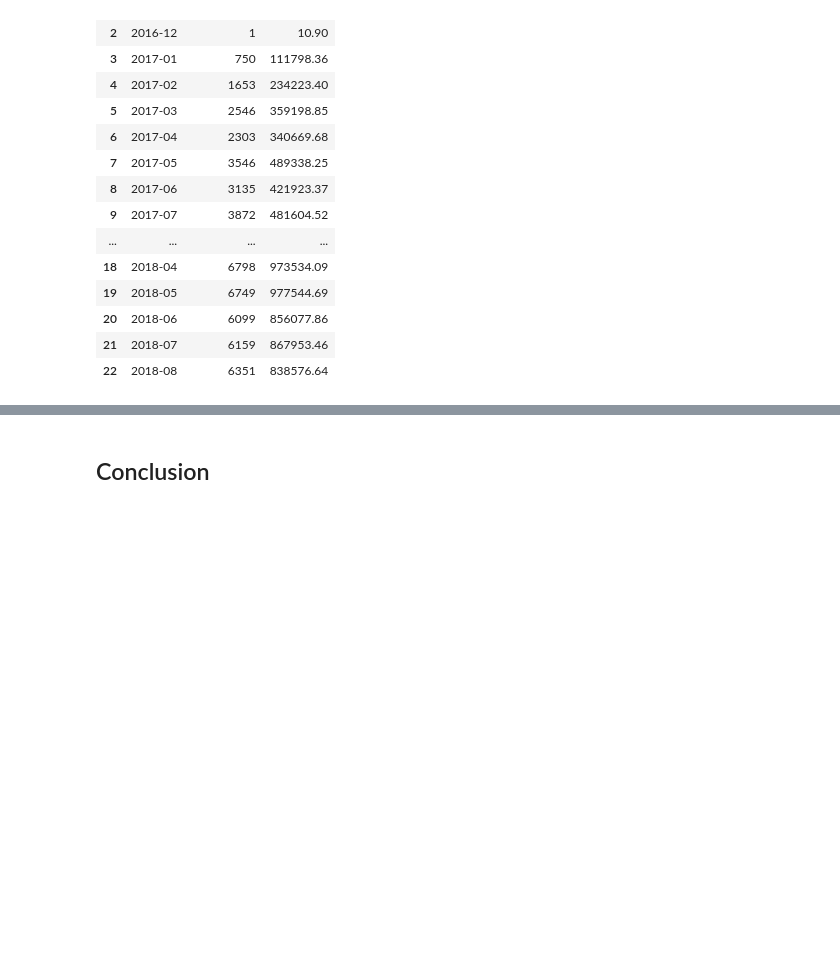
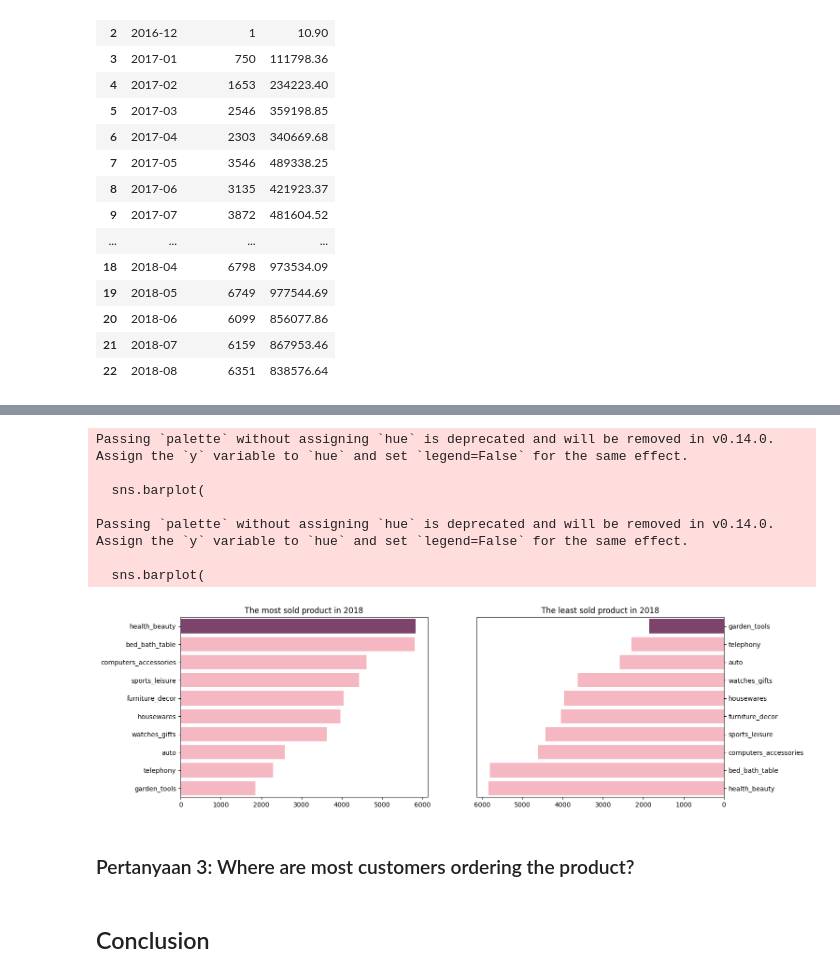
Before and after one commit to sayid-alt/olist-store-analysis-project, a Jupyter notebook: Brazilian_E_Commerce_Public_Dataset_by_Olist.ipynb, the cells around one changed output, grey strips where cells are left out. Drawn from its saved outputs; the diff is of its cells as text; code cells hidden in the pictures; blank space fills up the shorter version.

```diff
--- a/Brazilian_E_Commerce_Public_Dataset_by_Olist.ipynb
+++ b/Brazilian_E_Commerce_Public_Dataset_by_Olist.ipynb
@@ -1173,0 +1174,8 @@ WARNING:matplotlib.legend:No artists with labels found to put in legend.  Note t
+# %%
+orders_2018 = all_df[all_df['purchase_year'] == '2018'] # retreive all orders in 2018
+most_orders_2018 = orders_2018['product_category_name_english'].value_counts().reset_index() # filter the most sold orders in 2018
+# %%
+most_orders_2018.rename(columns={
+    'index' : 'product_category',
+    'product_category_name_english' : 'product_count'
+}, inplace=True)
@@ -1174,3 +1198,43 @@ WARNING:matplotlib.legend:No artists with labels found to put in legend.  Note t
+# %%
+fig, ax = plt.subplots(nrows=1, ncols=2, figsize=(15,5))
+
+colors = ['#863A6F','#FFADBC','#FFADBC','#FFADBC','#FFADBC','#FFADBC','#FFADBC','#FFADBC','#FFADBC','#FFADBC','#FFADBC']
+
+sns.barplot(
+    data=most_orders_2018.sort_values(by='product_count',ascending=False).head(10),
+    y='product_category', x='product_count',
+    palette=colors,
+    ax=ax[0]
+)
+
+ax[0].set_title('The most sold product in 2018')
+ax[0].set_xlabel(None)
+ax[0].set_ylabel(None)
+
+sns.barplot(
+    data=most_orders_2018.sort_values(by='product_count',ascending=True).tail(10),
+    y='product_category', x='product_count',
+    palette=colors,
+    ax=ax[1]
+)
+
+ax[1].set_title('The least sold product in 2018')
+ax[1].set_xlabel(None)
+ax[1].set_ylabel(None)
+ax[1].yaxis.set_label_position('right')
+ax[1].invert_xaxis()
+ax[1].yaxis.tick_right()
+# %% [output]
+Passing `palette` without assigning `hue` is deprecated and will be removed in v0.14.0. Assign the `y` variable to `hue` and set `legend=False` for the same effect.
+
+  sns.barplot(
+
+Passing `palette` without assigning `hue` is deprecated and will be removed in v0.14.0. Assign the `y` variable to `hue` and set `legend=False` for the same effect.
+
+  sns.barplot(
+[figure, added]
+# %% [markdown]
+### Pertanyaan 3: Where are most customers ordering the product?
 # %% [markdown]
 ## Conclusion
 # %% [markdown]
```
Also changed, not shown: parts of 5 cells of this notebook.
